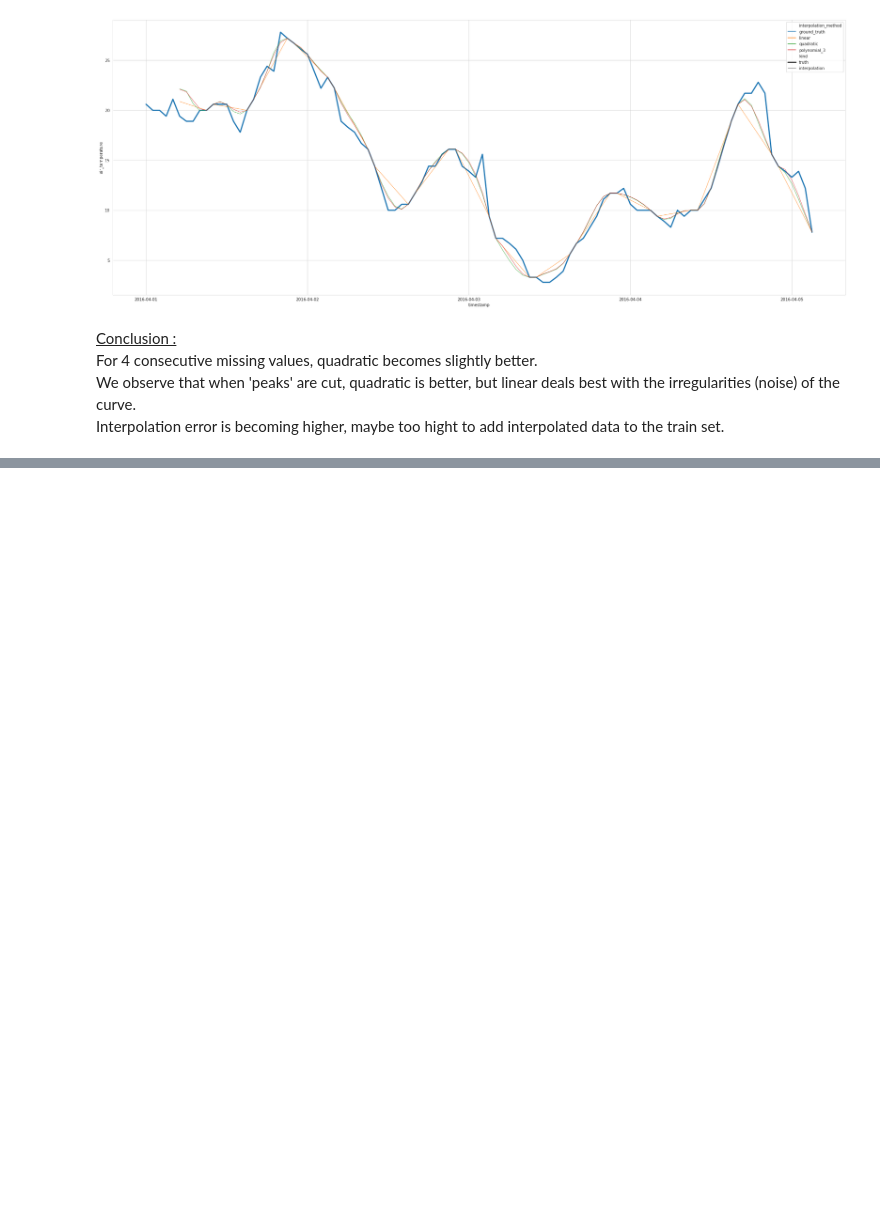
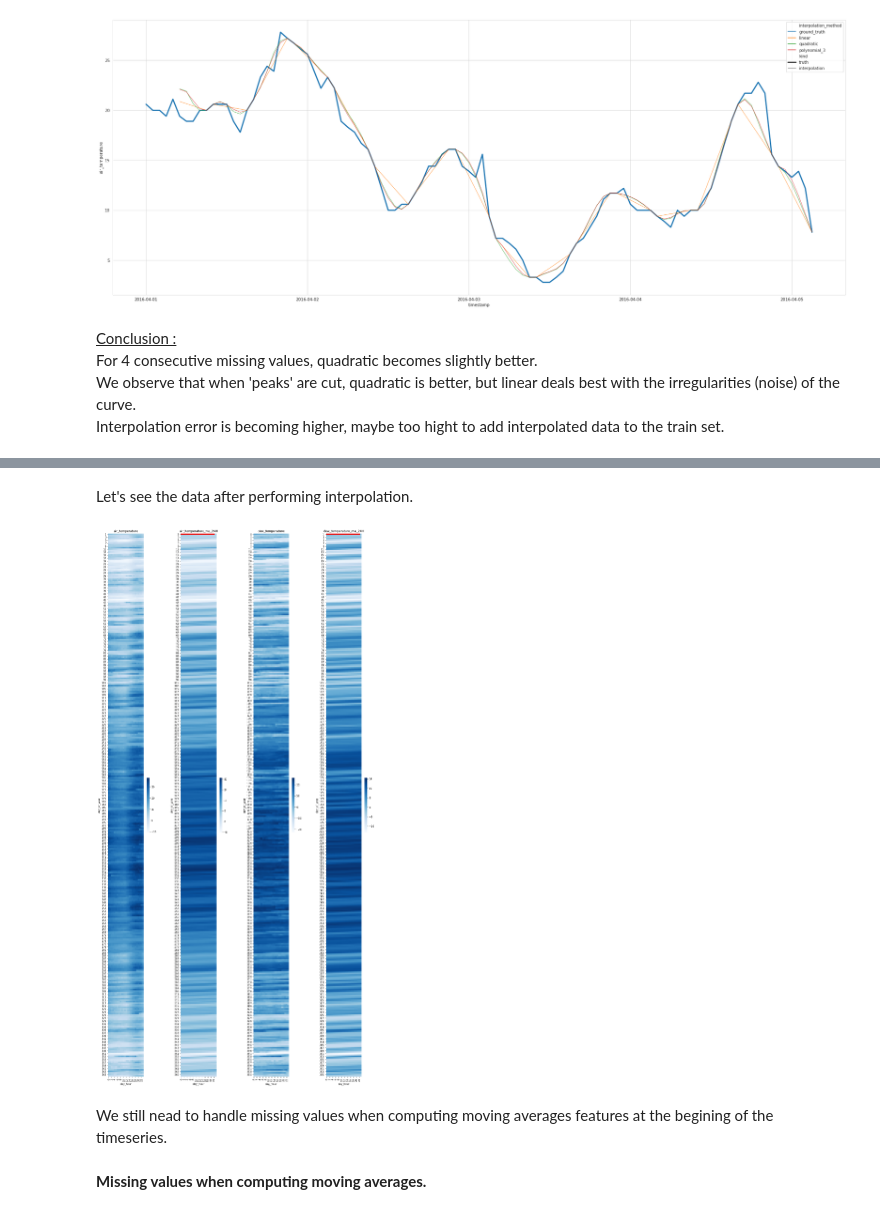
Before and after one commit to edouardArgenson/ASHRAE_great_energy_predictor, a Jupyter notebook: notebooks/missing_data_visualisation_and_processing.ipynb, the cells around one changed output, grey strips where cells are left out. Saved outputs shown, nothing was run; the diff lists cells and outputs as text; code cells hidden in the pictures; blank space fills up the shorter version.

```diff
--- a/notebooks/missing_data_visualisation_and_processing.ipynb
+++ b/notebooks/missing_data_visualisation_and_processing.ipynb
@@ -775,0 +844,17 @@ Interpolation error is becoming higher, maybe too hight to add interpolated data
+# %% [markdown]
+Let's see the data after performing interpolation.
+# %%
+weather_features = [
+    'air_temperature',
+    'air_temperature_ma_24H',
+    'dew_temperature',
+    'dew_temperature_ma_24H'
+]
+
+pivot_and_plot(b_df_weather, weather_features)
+# %% [output]
+[figure, added]
+# %% [markdown]
+We still nead to handle missing values when computing moving averages features at the begining of the timeseries.
+# %% [markdown]
+<b>Missing values when computing moving averages.<b>
```
Also changed, not shown: parts of 16 cells of this notebook.
